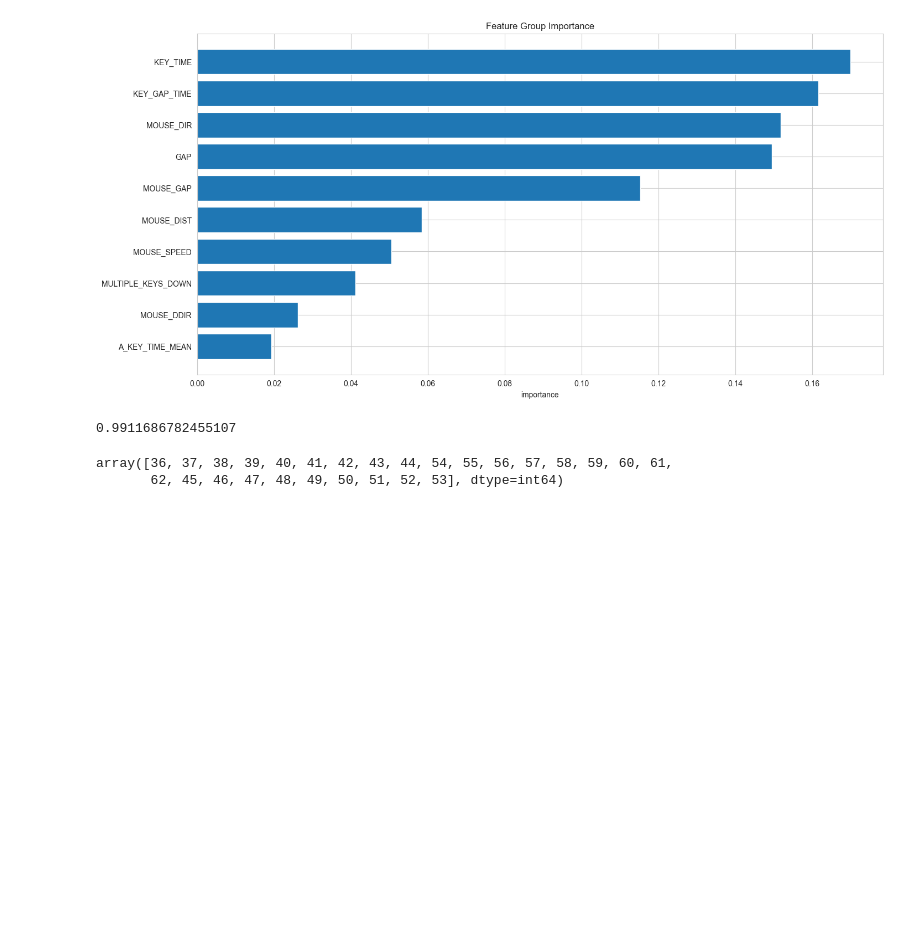
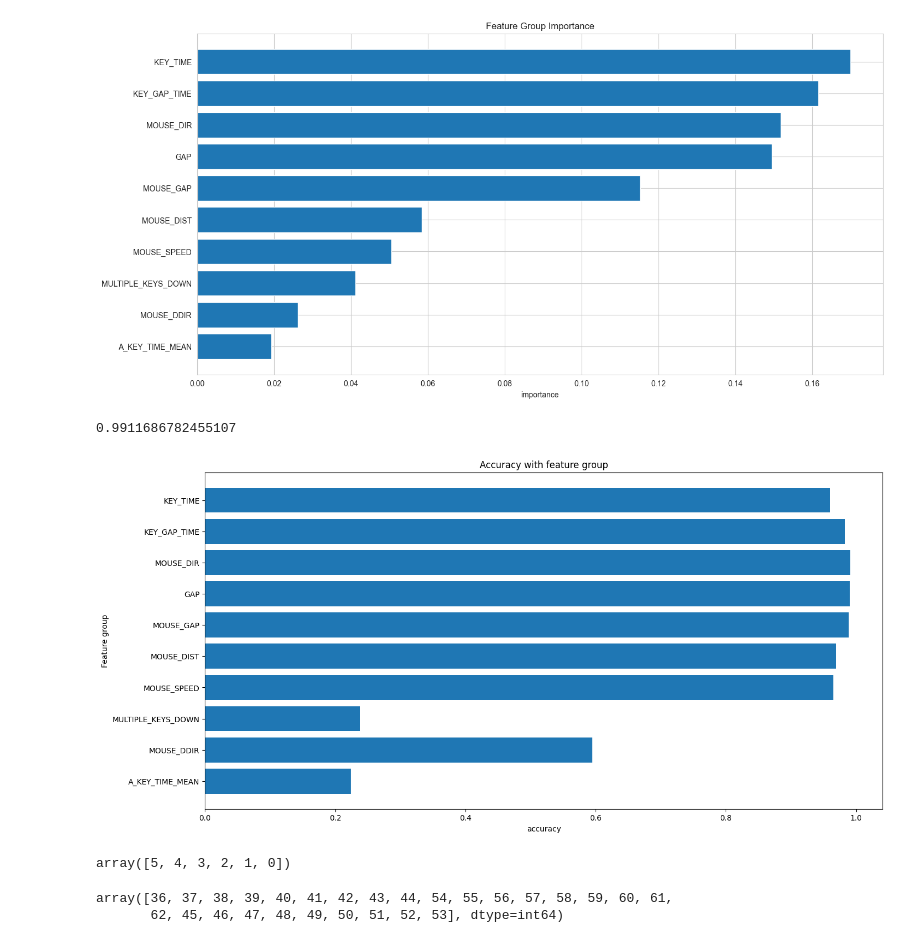
Before and after one commit to WronaPatryk/DataScienceWorkshop2023L, a Jupyter notebook: feature_importance.ipynb, the cells around one changed output. Cells and saved outputs as stored; diff of their text form; code cells hidden in the pictures; blank space fills up the shorter version.

```diff
--- a/feature_importance.ipynb
+++ b/feature_importance.ipynb
@@ -146,6 +163,31 @@ model.fit(x_train.iloc[:, feature_set], y_train)
 print(accuracy_score(y_test, model.predict(x_test.iloc[:, feature_set])))
 # %% [output]
 0.9911686782455107
+# %%
+res = []
+
+for i in tqdm(range(10)):
+    feature_set = np.array([feature for group in feature_group_importance[[i], 0] for feature in feature_groups_map[group]])
+
+    model = RandomForestClassifier(random_state=0)
+
+    model.fit(x_train.iloc[:, feature_set], y_train)
+    res.append(accuracy_score(y_test, model.predict(x_test.iloc[:, feature_set])))
+# %%
+plt.figure(figsize=(16, 8))
+
+plt.barh(feature_group_importance[9::-1, 0], res[::-1])
+
+plt.xlabel('accuracy')
+plt.ylabel('Feature group')
+plt.title('Accuracy with feature group')
+plt.show()
+# %% [output]
+[figure, added]
+# %%
+np.arange(20)[5::-1]
+# %% [output]
+array([5, 4, 3, 2, 1, 0])
 # %%
 feature_set
 # %% [output]
```
Also changed, not shown: parts of 4 cells of this notebook, 2 other files.
